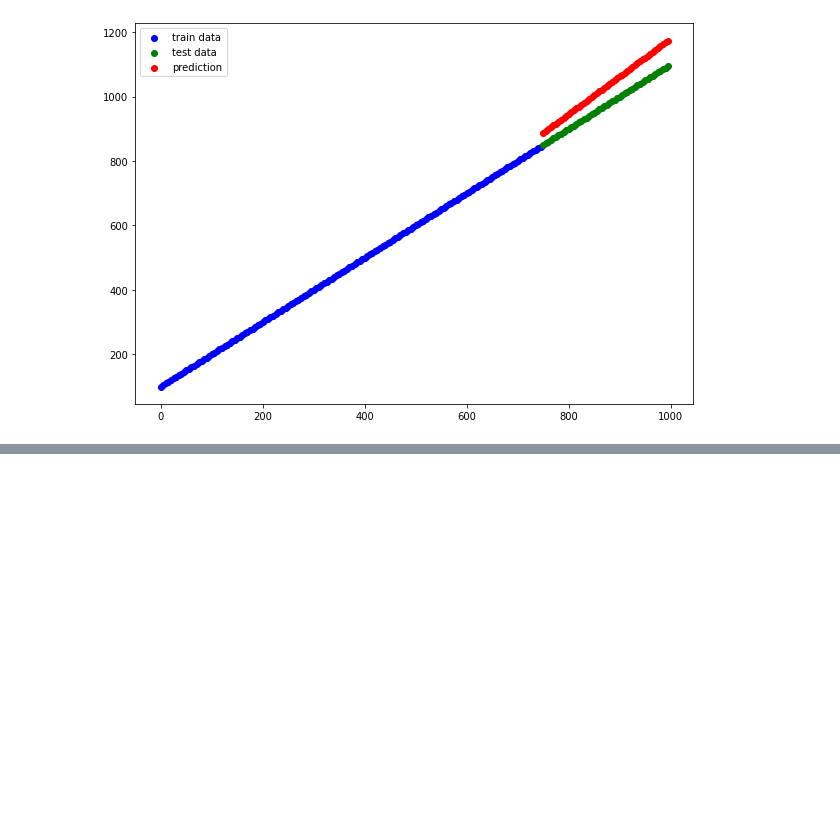
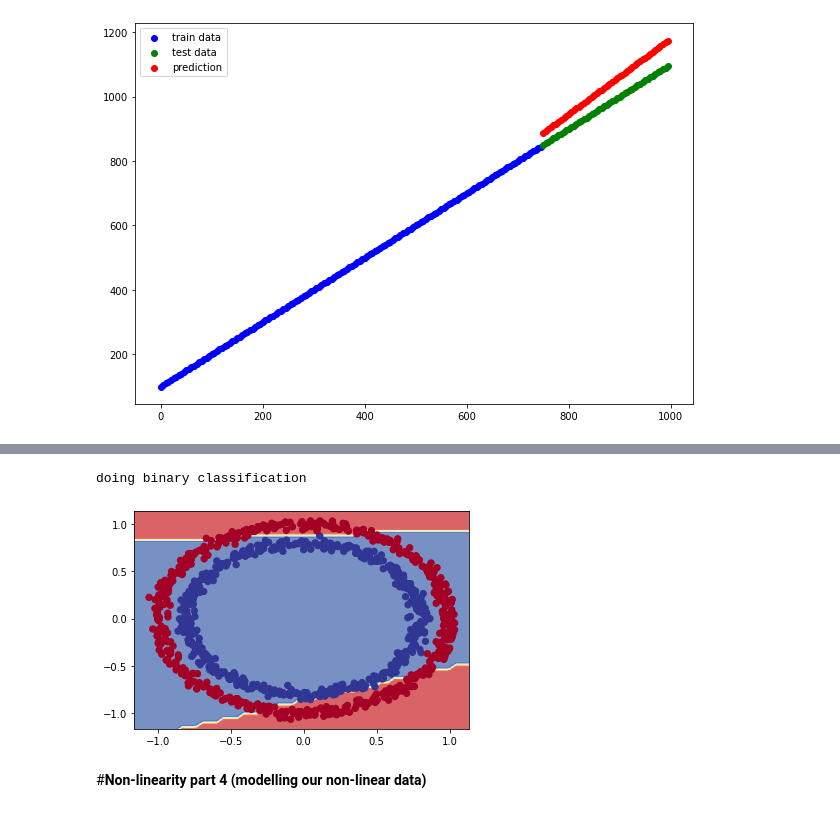
Before and after one commit to lsy-it-1995/Machine-Learning, a Jupyter notebook: Daniel Bourke/Daniel_Bourke_Module4.ipynb, the cells around one changed output, grey strips where cells are left out. Saved outputs shown, nothing was run; the diff lists cells and outputs as text; code cells hidden in the pictures; blank space fills up the shorter version.

```diff
--- a/Daniel Bourke/Daniel_Bourke_Module4.ipynb
+++ b/Daniel Bourke/Daniel_Bourke_Module4.ipynb
@@ -248,0 +319,13 @@ plt.legend()
+# %%
+tf.random.set_seed(42)
+model_6 = tf.keras.Sequential([
+  tf.keras.layers.Dense(4, activation=tf.keras.activations.relu),
+  tf.keras.layers.Dense(4, activation=tf.keras.activations.relu),
+  tf.keras.layers.Dense(1)
+])
+
+model_6.compile(loss=tf.keras.losses.BinaryCrossentropy(),
+                optimizer=tf.keras.optimizers.Adam(lr=0.001),
+                metrics=["accuracy"])
+
+history = model_6.fit(X, y, epochs=250)
@@ -248,0 +355,8 @@ plt.legend()
+# %%
+#visualize
+plot_decision_boundary(model_6, X, y)
+# %% [output]
+doing binary classification
+[figure, added]
+# %% [markdown]
+#**Non-linearity part 4 (modelling our non-linear data)**
```
Also changed, not shown: parts of 59 cells of this notebook, 1 other file.
